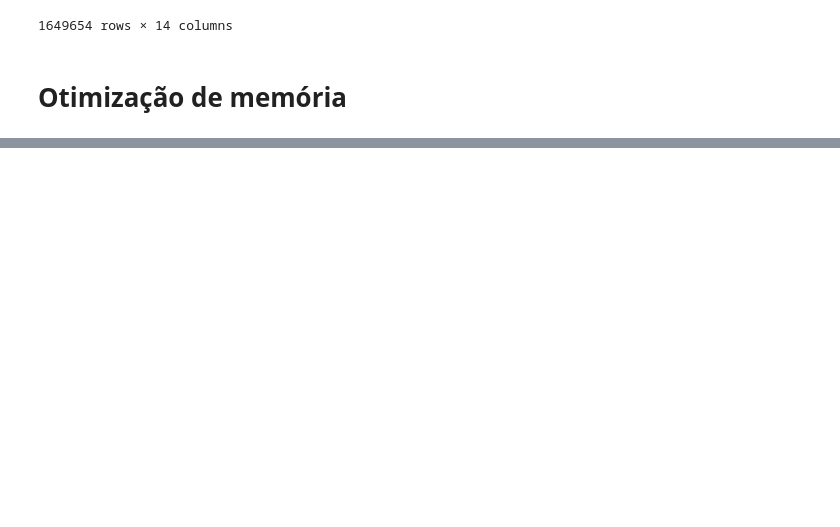
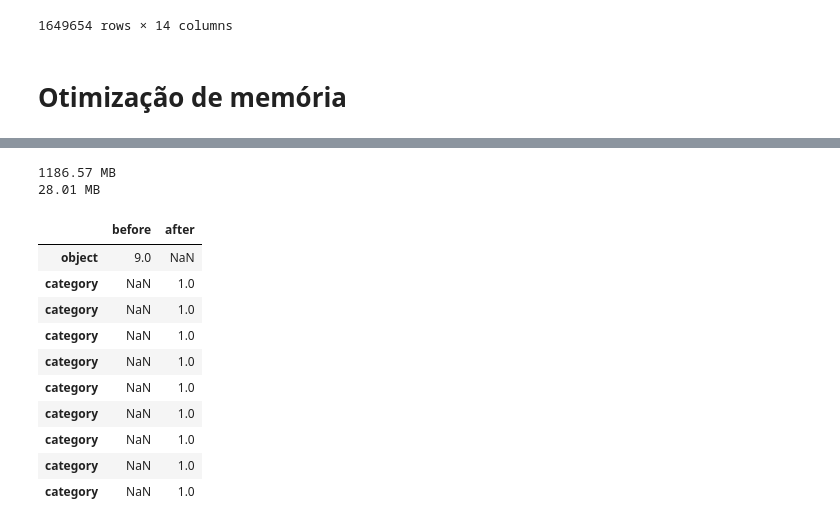
Before and after one commit to deboraMendesAzevedo/Projeto-Final-Salario-dos-Brasileiros, a Jupyter notebook: PandasES.ipynb, the cells around one changed output, grey strips where cells are left out. Drawn from its saved outputs; the diff is of its cells as text; code cells hidden in the pictures; blank space fills up the shorter version.

Commit message:
Mudanças pandas
otimização

```diff
--- a/PandasES.ipynb
+++ b/PandasES.ipynb
@@ -319,15 +358,46 @@ dtype: object
 # %%
-#TRANSFORMAR COLUNAS PARA INT
-colunas_int = ["Mes","Ano","CargaHoraria"]
-
-for C in colunas_int:
-    df_tds[C] = pd.to_numeric(df_tds[C], downcast='unsigned')
-
-#COLUNAS PARA FLOAT
-colunas_float = "Valor"
-
-for C in colunas_float:
-    df_tds[C] = pd.to_numeric(df_tds[C], downcast='unsigned')
-
-#COLUNA PARA DATATIME
-df_tds["DataAdmissao"] = pd.to_datetime(df_tds["DataAdmissa"])
+# Instanciando um novo DF
+df_otimizado = pd.DataFrame()
+# Iterar em cada coluna no DF de dtype = OBJECT
+for col in df_ES.columns:
+    # Contar numero de valores unicos
+    num_unique_values = len(df_ES[col].unique())
+    # Contar o numero total de valores
+    num_total_values = len(df_ES[col])
+    # Se os valores unicos forem menores que 50% do total...
+    if num_unique_values / num_total_values < 0.5:
+        df_otimizado.loc[:,col] = df_ES[col].astype('category')
+    # Se nao forem, permanecem os mesmos.
+# %%
+# Total de memória reduzida
+def mem_usage(pandas_obj:pd.DataFrame)->float:
+    '''
+    Esta função retorna a memória do dataframe.
+    '''
+    if isinstance(pandas_obj,pd.DataFrame):
+        usage_b = pandas_obj.memory_usage(deep=True).sum()
+    else: # Assumindo que se não for um DF é uma série
+        usage_b = pandas_obj.memory_usage(deep=True)
+    usage_mb = usage_b / 1024 ** 2 # Convertendo bits para megabytes
+    return "{:03.2f} MB".format(usage_mb)
+# %%
+# Comparação entre "antes" e "depois"
+print(mem_usage(df_ES))
+print(mem_usage(df_otimizado))
+compare_obj = pd.concat([df_ES.dtypes,df_otimizado.dtypes],axis=1)
+compare_obj.columns = ['before','after']
+compare_obj.apply(pd.Series.value_counts)
+# %% [output]
+1186.57 MB
+28.01 MB
+|  | before | after |
+| object | 9.0 | NaN |
+| category | NaN | 1.0 |
+| category | NaN | 1.0 |
+| category | NaN | 1.0 |
+| category | NaN | 1.0 |
+| category | NaN | 1.0 |
+| category | NaN | 1.0 |
+| category | NaN | 1.0 |
+| category | NaN | 1.0 |
+| category | NaN | 1.0 |
```
Also changed, not shown: parts of 21 cells of this notebook, 2 other files.
